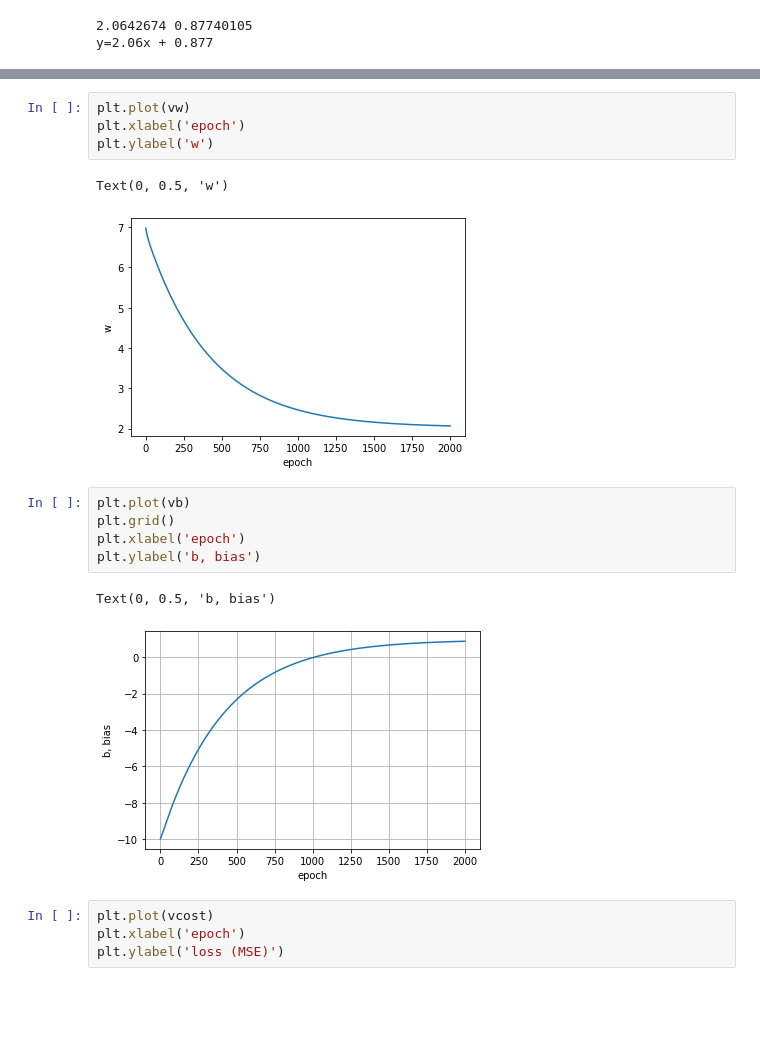
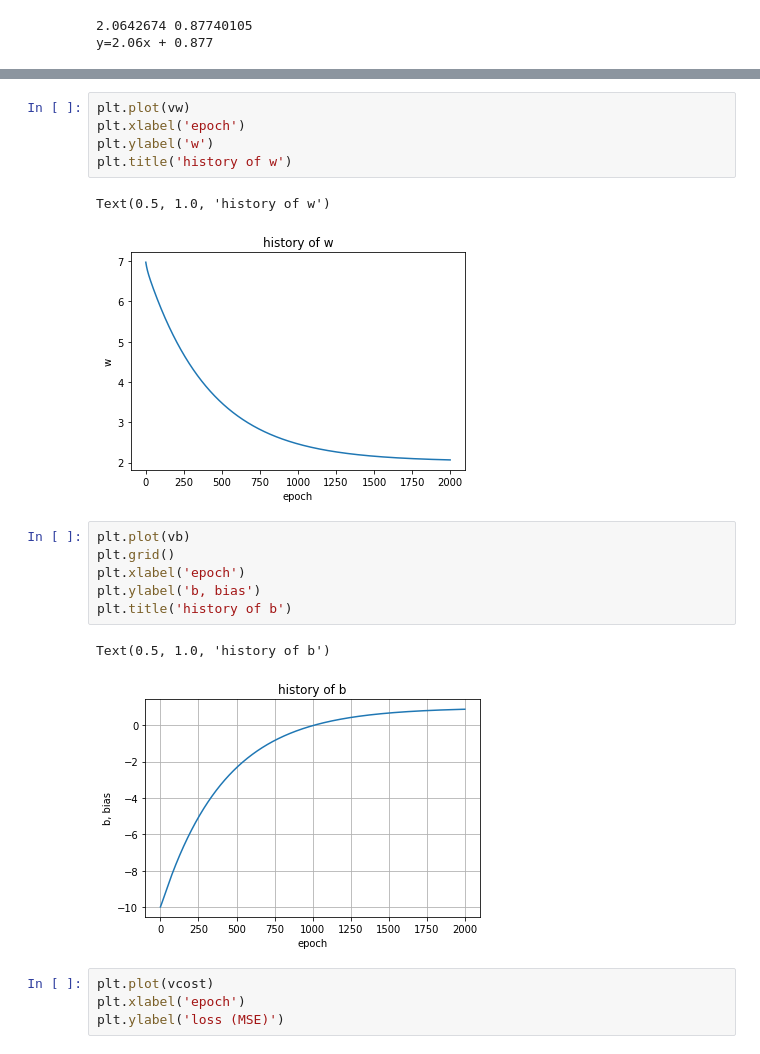
Before and after one commit to dalek7/SKKU_ML_21S, a Jupyter notebook: W10_02_linear_regression.ipynb, the cells around one changed output, grey strips where cells are left out. Saved outputs shown, nothing was run; the diff lists cells and outputs as text; blank space fills up the shorter version.

```diff
--- a/W10_02_linear_regression.ipynb
+++ b/W10_02_linear_regression.ipynb
@@ -130,18 +130,20 @@ Text(0.5, 1.0, 'y=2.06x + 0.877')
 # %%
 plt.plot(vw)
 plt.xlabel('epoch')
 plt.ylabel('w')
+plt.title('history of w')
 # %% [output]
-Text(0, 0.5, 'w')
+Text(0.5, 1.0, 'history of w')
-[figure, old version]
+[figure, new version]
 # %%
 plt.plot(vb)
 plt.grid()
 plt.xlabel('epoch')
 plt.ylabel('b, bias')
+plt.title('history of b')
 # %% [output]
-Text(0, 0.5, 'b, bias')
+Text(0.5, 1.0, 'history of b')
-[figure, old version]
+[figure, new version]
 # %%
 plt.plot(vcost)
 plt.xlabel('epoch')
```
Also changed, not shown: parts of 1 cell of this notebook, 1 other file.
